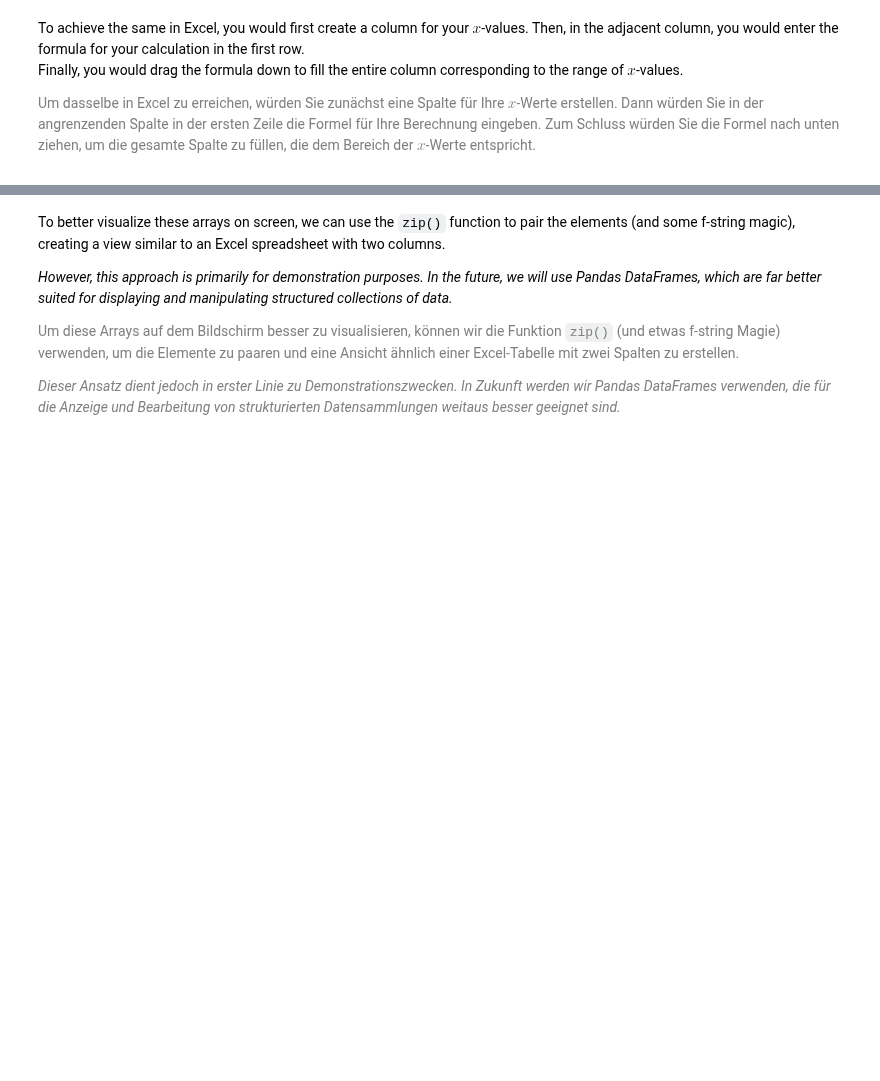
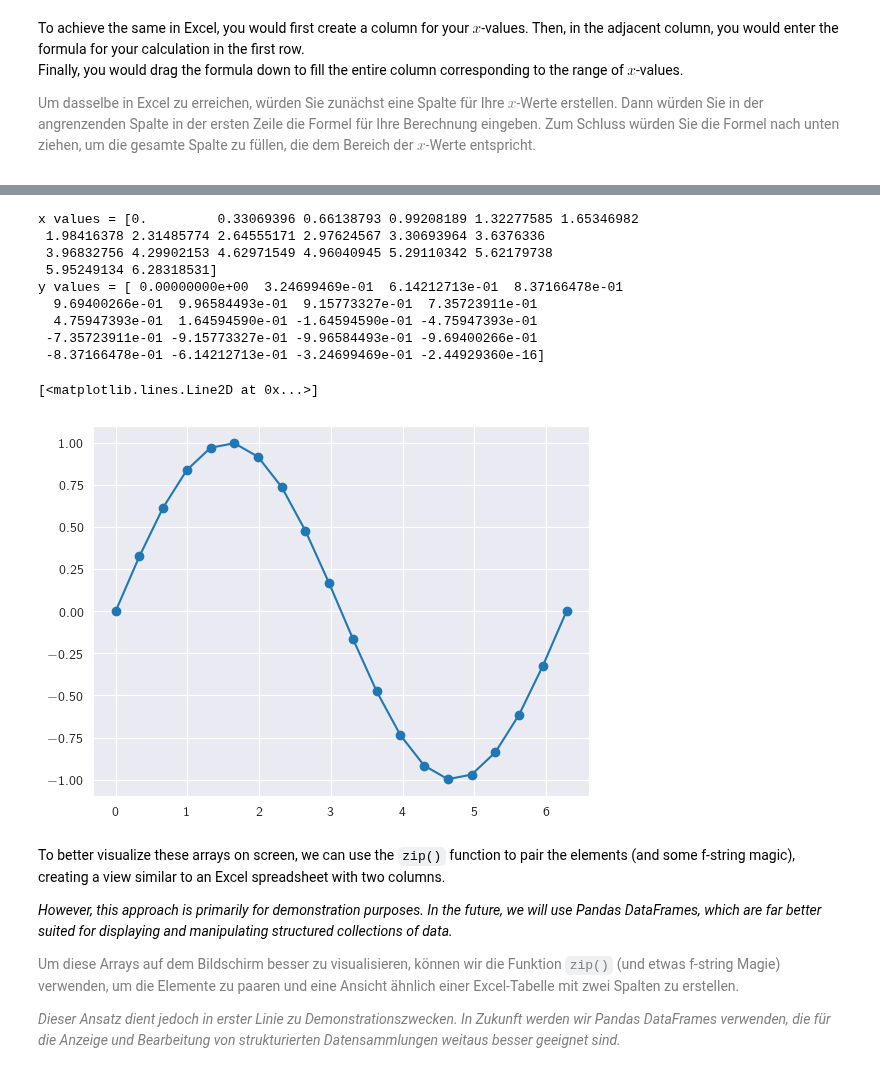
Before and after one commit to Steelpush-Ironpull/GP_2024, a Jupyter notebook: 06_numpy_arrays.ipynb, the cells around one changed output, grey strips where cells are left out. Saved outputs shown, nothing was run; the diff lists cells and outputs as text; code cells hidden in the pictures; blank space fills up the shorter version.

```diff
--- a/06_numpy_arrays.ipynb
+++ b/06_numpy_arrays.ipynb
@@ -1147,10 +1234,22 @@ Um dasselbe in Excel zu erreichen, würden Sie zunächst eine Spalte für Ihre $
 </div>
 # %%
 x_values = np.linspace(0, 2*np.pi, 20)
-y_values = np.sin(x)
+y_values = np.sin(x_values)
 
 print(f"x values = {x_values}")
 print(f"y values = {y_values}")
+# %% [output]
+x values = [0.         0.33069396 0.66138793 0.99208189 1.32277585 1.65346982
+ 1.98416378 2.31485774 2.64555171 2.97624567 3.30693964 3.6376336
+ 3.96832756 4.29902153 4.62971549 4.96040945 5.29110342 5.62179738
+ 5.95249134 6.28318531]
+y values = [ 0.00000000e+00  3.24699469e-01  6.14212713e-01  8.37166478e-01
+  9.69400266e-01  9.96584493e-01  9.15773327e-01  7.35723911e-01
+  4.75947393e-01  1.64594590e-01 -1.64594590e-01 -4.75947393e-01
+ -7.35723911e-01 -9.15773327e-01 -9.96584493e-01 -9.69400266e-01
+ -8.37166478e-01 -6.14212713e-01 -3.24699469e-01 -2.44929360e-16]
+[<matplotlib.lines.Line2D at 0x...>]
+[figure, added]
 # %% [markdown]
 <div style="display: flex; justify-content: space-between;">
 <div style="width: 48%; line-height: 1.5;">
```
Also changed, not shown: parts of 58 cells of this notebook.
